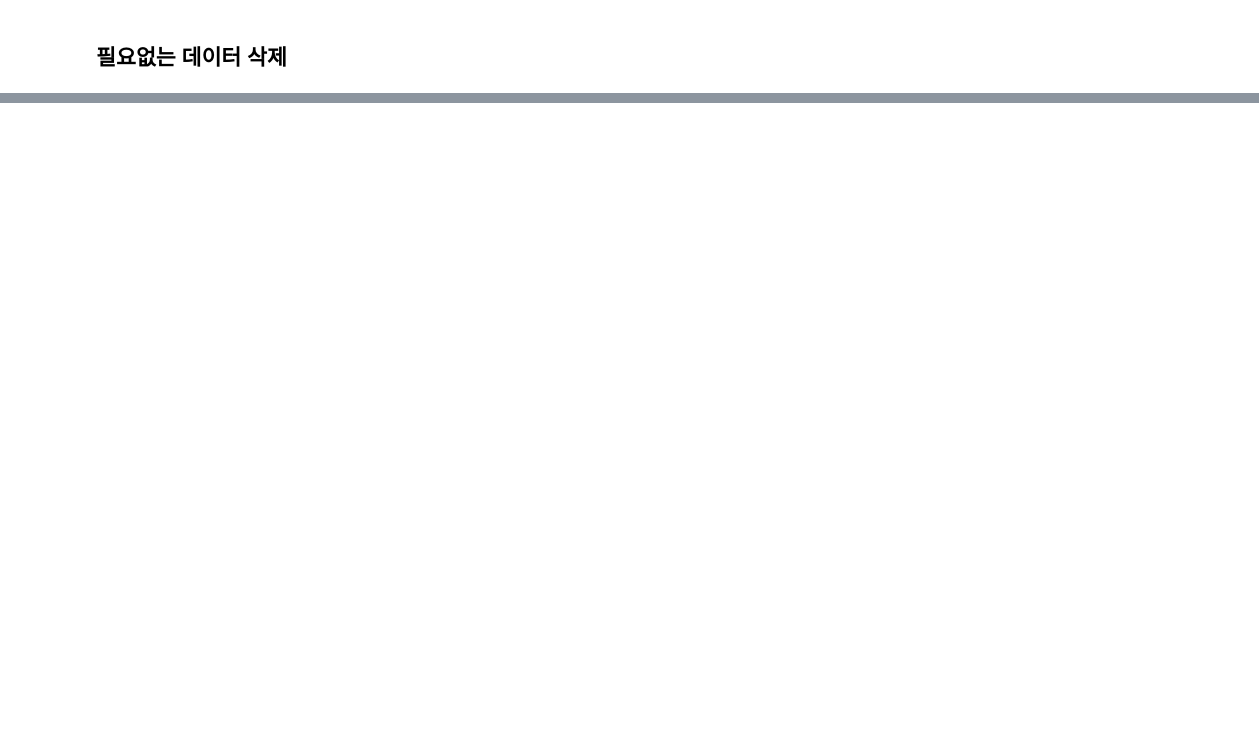
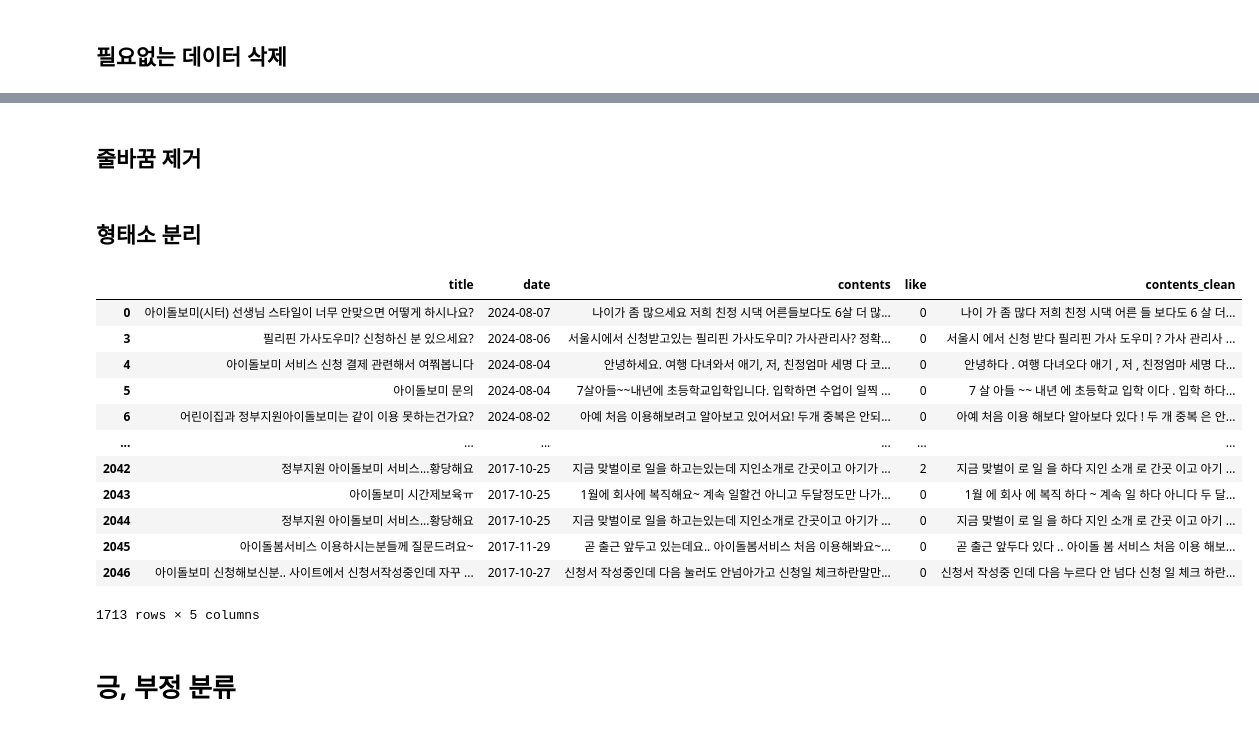
Before and after one commit to nohjuhyeon/contest_cheonan, a Jupyter notebook: data_analysis/2nd_Analysis/pos_neg_classification.ipynb, the cells around one changed output, grey strips where cells are left out. Saved outputs shown, nothing was run; the diff lists cells and outputs as text; code cells hidden in the pictures; blank space fills up the shorter version.

```diff
--- a/data_analysis/2nd_Analysis/pos_neg_classification.ipynb
+++ b/data_analysis/2nd_Analysis/pos_neg_classification.ipynb
@@ -78,0 +75,3 @@ baby_care_reaction = baby_care_reaction.groupby(['title','date','contents','like
+# %%
+baby_care_contents = baby_care_contents.loc[~baby_care_contents['contents'].str.contains('가족센터')]
+baby_care_contents = baby_care_contents.loc[baby_care_contents['contents'].str.contains('아이돌보미')|baby_care_contents['contents'].str.contains('아이돌봄서비스')|baby_care_contents['contents'].str.contains('아이 돌보미')|baby_care_contents['contents'].str.contains('아이 돌봄서비스')|baby_care_contents['contents'].str.contains('아이돌봄 서비스')|baby_care_contents['contents'].str.contains('아이 돌봄 서비스')|baby_care_contents['title'].str.contains('아이돌보미')|baby_care_contents['title'].str.contains('아이돌봄서비스')|baby_care_contents['title'].str.contains('아이 돌보미')|baby_care_contents['title'].str.contains('아이 돌봄서비스')|baby_care_contents['title'].str.contains('아이돌봄 서비스')|baby_care_contents['title'].str.contains('아이 돌봄 서비스')]
@@ -78,0 +80,37 @@ baby_care_reaction = baby_care_reaction.groupby(['title','date','contents','like
+# %%
+baby_care_contents['like'] =baby_care_contents['like'].astype(int)
+baby_care_contents['date'] = baby_care_contents['date'].dt.date
+# %% [markdown]
+## 줄바꿈 제거
+# %%
+baby_care_contents['contents'] = baby_care_contents['contents'].str.replace('\n',' ')
+baby_care_contents['contents'] = baby_care_contents['contents'].str.replace('★ 잠깐! 게시글 작성 전, 필독 공지! ★ - 카페규정 : http://cafe.naver.com/imsanbu/28123090  - 게시판별 운영 정책 : http://cafe.naver.com/imsanbu/35756864',' ')
+# %% [markdown]
+## 형태소 분리
+# %%
+from konlpy.tag import Okt
+okt = Okt()
+def Tokenizer(raw):
+    word_list = []
+    for word, tag in okt.pos(raw,norm=True,stem=True):
+        word_list.append(word)
+    return " ".join(word_list)
+# %%
+baby_care_contents['contents_clean'] = baby_care_contents['contents'].apply(Tokenizer)
+baby_care_contents
+# %% [output]
+|  | title | date | contents | like | contents_clean |
+| 0 | 아이돌보미(시터) 선생님 스타일이 너무 안맞으면 어떻게 하시나요? | 2024-08-07 | 나이가 좀 많으세요 저희 친정 시댁 어른들보다도 6살 더 많... | 0 | 나이 가 좀 많다 저희 친정 시댁 어른 들 보다도 6 살 더... |
+| 3 | 필리핀 가사도우미? 신청하신 분 있으세요? | 2024-08-06 | 서울시에서 신청받고있는 필리핀 가사도우미? 가사관리사? 정확... | 0 | 서울시 에서 신청 받다 필리핀 가사 도우미 ? 가사 관리사 ... |
+| 4 | 아이돌보미 서비스 신청 결제 관련해서 여쭤봅니다 | 2024-08-04 | 안녕하세요. 여행 다녀와서 애기, 저, 친정엄마 세명 다 코... | 0 | 안녕하다 . 여행 다녀오다 애기 , 저 , 친정엄마 세명 다... |
+| 5 | 아이돌보미 문의 | 2024-08-04 | 7살아들~~내년에 초등학교입학입니다. 입학하면 수업이 일찍 ... | 0 | 7 살 아들 ~~ 내년 에 초등학교 입학 이다 . 입학 하다... |
+| 6 | 어린이집과 정부지원아이돌보미는 같이 이용 못하는건가요? | 2024-08-02 | 아예 처음 이용해보려고 알아보고 있어서요! 두개 중복은 안되... | 0 | 아예 처음 이용 해보다 알아보다 있다 ! 두 개 중복 은 안... |
+| ... | ... | ... | ... | ... | ... |
+| 2042 | 정부지원 아이돌보미 서비스...황당해요 | 2017-10-25 | 지금 맞벌이로 일을 하고는있는데 지인소개로 간곳이고 아기가 ... | 2 | 지금 맞벌이 로 일 을 하다 지인 소개 로 간곳 이고 아기 ... |
+| 2043 | 아이돌보미 시간제보육ㅠ | 2017-10-25 | 1월에 회사에 복직해요~ 계속 일할건 아니고 두달정도만 나가... | 0 | 1월 에 회사 에 복직 하다 ~ 계속 일 하다 아니다 두 달... |
+| 2044 | 정부지원 아이돌보미 서비스...황당해요 | 2017-10-25 | 지금 맞벌이로 일을 하고는있는데 지인소개로 간곳이고 아기가 ... | 0 | 지금 맞벌이 로 일 을 하다 지인 소개 로 간곳 이고 아기 ... |
+| 2045 | 아이돌봄서비스 이용하시는분들께 질문드려요~ | 2017-11-29 | 곧 출근 앞두고 있는데요.. 아이돌봄서비스 처음 이용해봐요~... | 0 | 곧 출근 앞두다 있다 .. 아이돌 봄 서비스 처음 이용 해보... |
+| 2046 | 아이돌보미 신청해보신분.. 사이트에서 신청서작성중인데 자꾸 ... | 2017-10-27 | 신청서 작성중인데 다음 눌러도 안넘아가고 신청일 체크하란말만... | 0 | 신청서 작성중 인데 다음 누르다 안 넘다 신청 일 체크 하란... |
+1713 rows × 5 columns
+# %% [markdown]
+# 긍, 부정 분류
```
Also changed, not shown: parts of 44 cells of this notebook, 7 other files.
